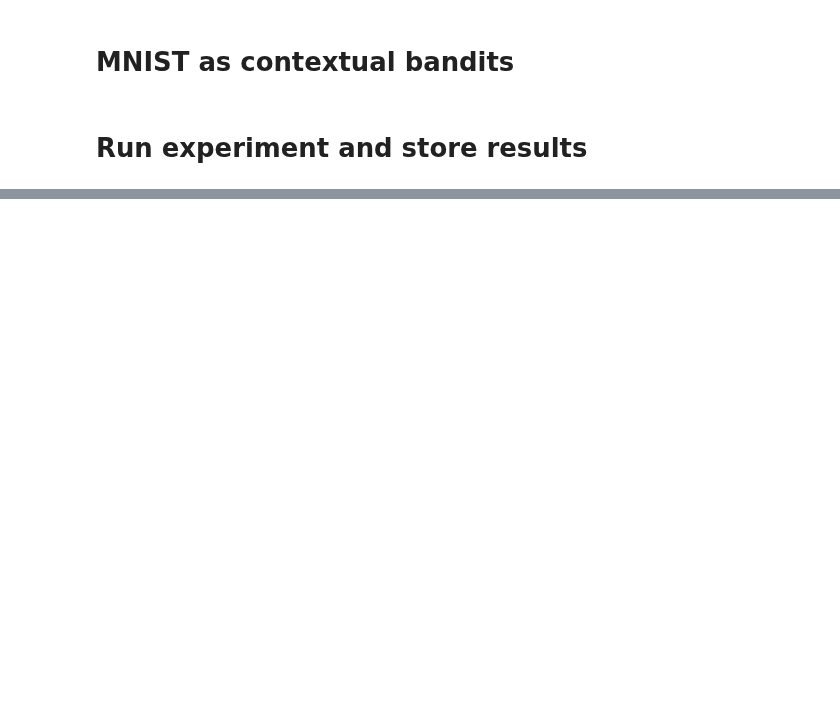
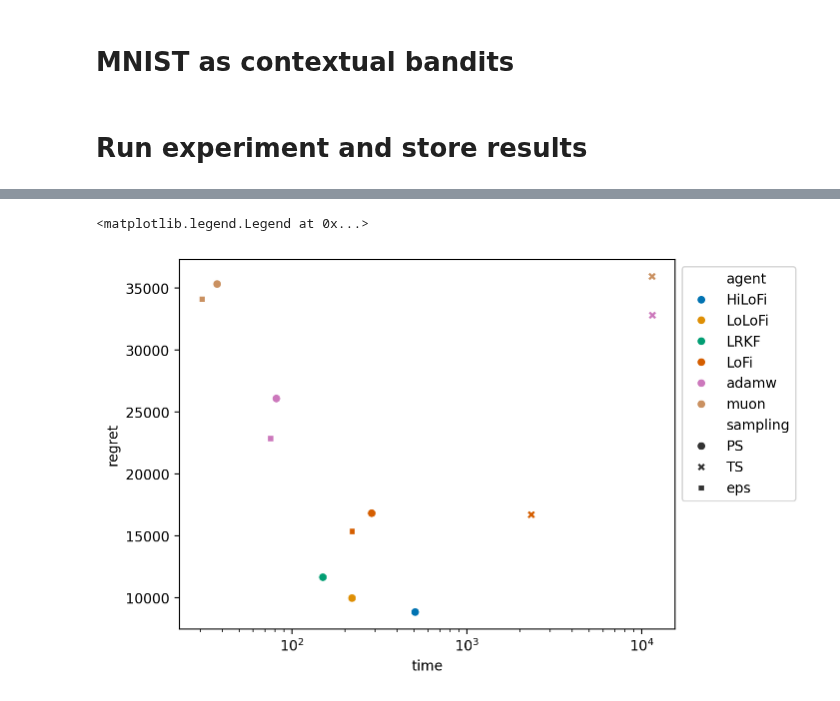
Before and after one commit to gerdm/low-rank-last-layer-inference, a Jupyter notebook: experiments/07-mnist-bandit-new.ipynb, the cells around one changed output, grey strips where cells are left out. Drawn from its saved outputs; the diff is of its cells as text; code cells hidden in the pictures; blank space fills up the shorter version.

```diff
--- a/experiments/07-mnist-bandit-new.ipynb
+++ b/experiments/07-mnist-bandit-new.ipynb
@@ -24,16 +31,6 @@ sns.set_palette("colorblind")
 %config InlineBackend.figure_format = "retina"
 # %%
 agents = ["LRKF", "FLoRES", "FLoRESLite", "adamw", "LoFi", "muon"]
-# %%
-def plot_rewards(rewards, hatch, color, **kwargs):
-    rewards = pd.DataFrame(rewards)
-
-    median = rewards.cumsum().mean(axis=1)
-    # lbound = rewards.cumsum().quantile(0.25, axis=1)
-    # ubound = rewards.cumsum().quantile(0.75, axis=1)
-
-    median.plot(color=color, **kwargs)
-    # plt.fill_between(median.index, lbound, ubound, alpha=0.3, color=color)
 # %%
 def plot_rewards(rewards, hatch, color, **kwargs):
     rewards = pd.DataFrame(rewards)
@@ -140,0 +200,13 @@ print(table.to_markdown())
+# %%
+sns.scatterplot(
+    y="regret",
+    x="time",
+    data=res_methods.T.reset_index(),
+    hue="agent",
+    style="sampling"
+)
+plt.xscale("log")
+plt.legend(bbox_to_anchor=(1,1))
+# %% [output]
+<matplotlib.legend.Legend at 0x...>
+[figure, added]
```
Also changed, not shown: parts of 19 cells of this notebook.
